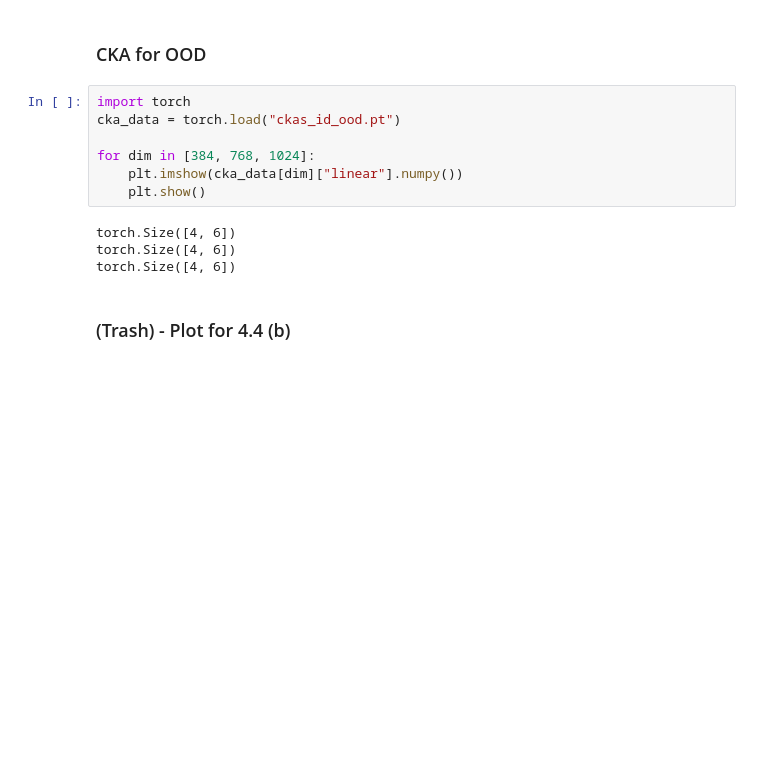
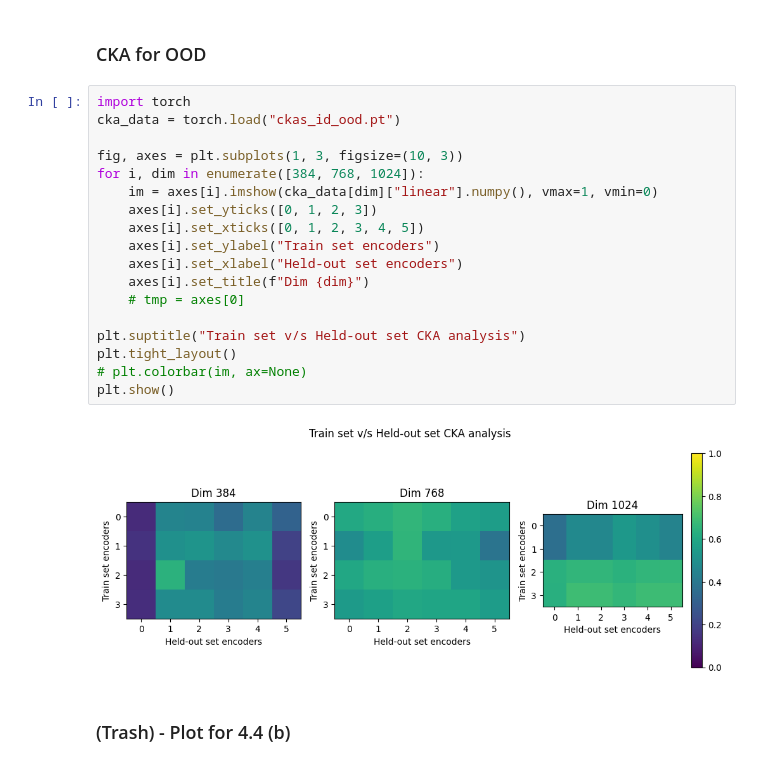
Before and after one commit to jaisidhsingh/hypa-new, a Jupyter notebook: hyperalignment/plot.ipynb, the cells around one changed output. Drawn from its saved outputs; the diff is of its cells as text; blank space fills up the shorter version.

```diff
--- a/hyperalignment/plot.ipynb
+++ b/hyperalignment/plot.ipynb
@@ -778,17 +787,26 @@ plt.show()
 [figure]
 # %% [markdown]
 ### CKA for OOD
-# %%
-import torch
-cka_data = torch.load("ckas_id_ood.pt")
-
-for dim in [384, 768, 1024]:
-    plt.imshow(cka_data[dim]["linear"].numpy())
-    plt.show()
-# %% [output]
-torch.Size([4, 6])
-torch.Size([4, 6])
-torch.Size([4, 6])
+# %%
+import torch
+cka_data = torch.load("ckas_id_ood.pt")
+
+fig, axes = plt.subplots(1, 3, figsize=(10, 3))
+for i, dim in enumerate([384, 768, 1024]):
+    im = axes[i].imshow(cka_data[dim]["linear"].numpy(), vmax=1, vmin=0)
+    axes[i].set_yticks([0, 1, 2, 3])
+    axes[i].set_xticks([0, 1, 2, 3, 4, 5])
+    axes[i].set_ylabel("Train set encoders")
+    axes[i].set_xlabel("Held-out set encoders")
+    axes[i].set_title(f"Dim {dim}")
+    # tmp = axes[0]
+
+plt.suptitle("Train set v/s Held-out set CKA analysis")
+plt.tight_layout()
+# plt.colorbar(im, ax=None)
+plt.show()
+# %% [output]
+[figure, added]
 # %% [markdown]
 ### (Trash) - Plot for 4.4 (b)
 # %%
```
Also changed, not shown: parts of 1 cell of this notebook, 1 other file.
